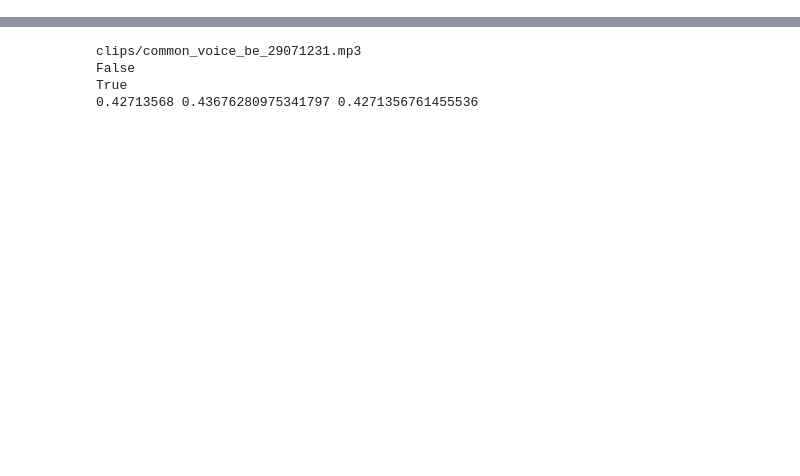
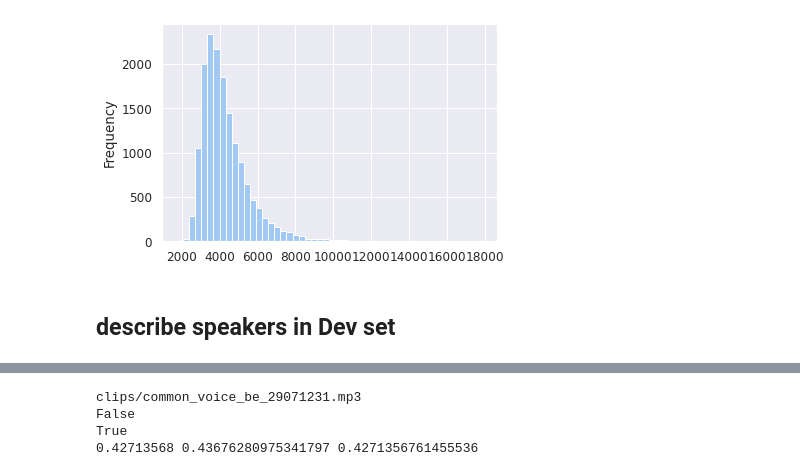
Before and after one commit to navalnica/wav2vec2-belarusian, a Jupyter notebook: eda/audio_eda.ipynb, the cells around one changed output, grey strips where cells are left out. Saved outputs shown, nothing was run; the diff lists cells and outputs as text; code cells hidden in the pictures; blank space fills up the shorter version.

```diff
--- a/eda/audio_eda.ipynb
+++ b/eda/audio_eda.ipynb
@@ -70,0 +183,7 @@ Dataset({
+# %%
+non_word_chars_re = re.compile(r"[^\w']+")
+# %%
+def count_chars(text: str):
+    filtered = non_word_chars_re.sub('', text)
+    n_chars = len(filtered)
+    return n_chars
@@ -70,0 +195,4 @@ Dataset({
+# %%
+stats_df2['n_chars'] = stats_df2['sentence'].apply(count_chars)
+# %%
+stats_df2['samples_per_char'] = stats_df2['n_samples'] / stats_df2['n_chars']
@@ -70,0 +211,6 @@ Dataset({
+# %%
+stats_df2['samples_per_char'].plot.hist(bins=50);
+# %% [output]
+[figure, added]
+# %% [markdown]
+## describe speakers in Dev set
```
Also changed, not shown: parts of 83 cells of this notebook.
